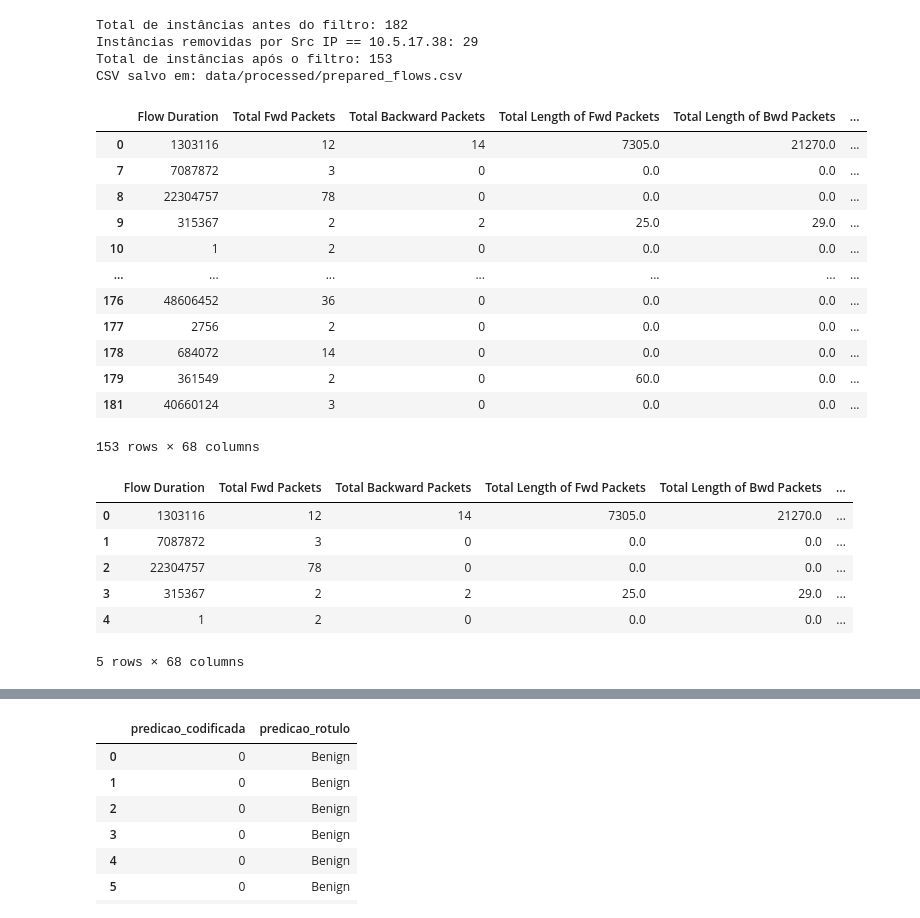
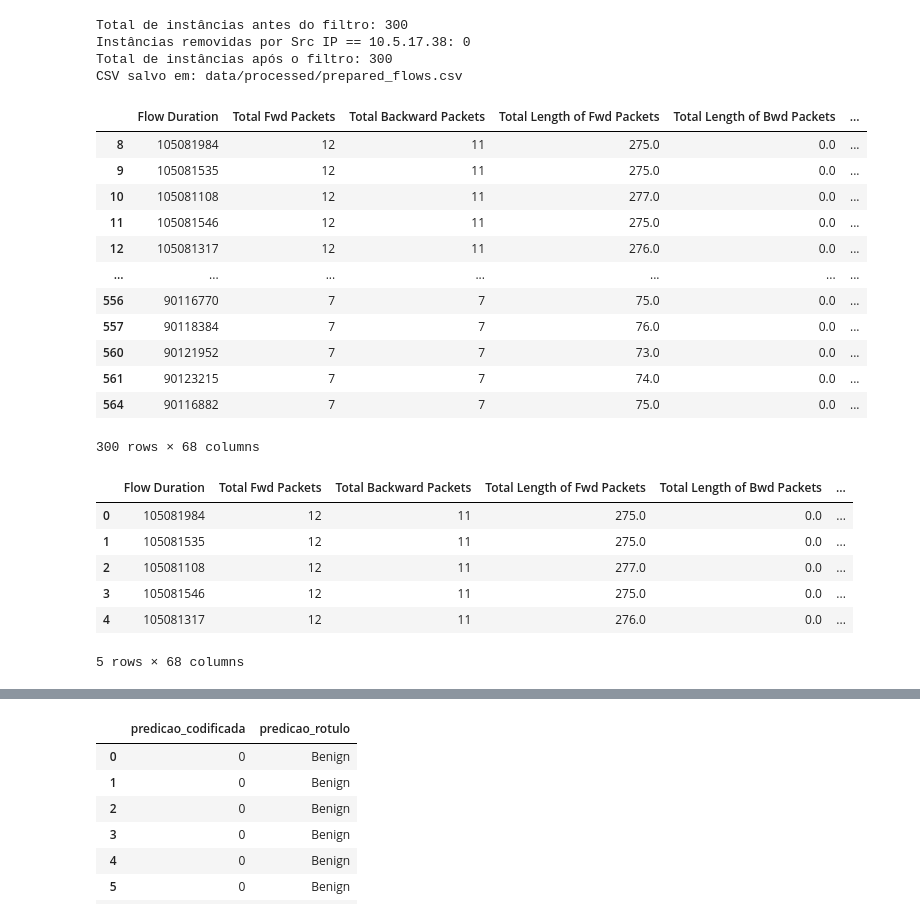
Before and after one commit to AlfredoLSN/Suricata_ML, a Jupyter notebook: test_class.ipynb, the cells around one changed output, grey strips where cells are left out. Saved outputs shown, nothing was run; the diff lists cells and outputs as text; code cells hidden in the pictures.

```diff
--- a/test_class.ipynb
+++ b/test_class.ipynb
@@ -1,7 +1,7 @@
 # %%
 import pandas as pd
 # %%
-def preparar_csv_para_modelo(input_csv, output_csv=None, meu_ip=None, remover_src_ip=True):
+def preparar_csv_para_modelo(input_csv = None, dataframe=None, output_csv=None, meu_ip=None, remover_src_ip=True):
     import pandas as pd
     import numpy as np
 
@@ -80,7 +80,12 @@ def preparar_csv_para_modelo(input_csv, output_csv=None, meu_ip=None, remover_sr
     training_columns = list(column_mapping.keys())
     rename_dict = {csv_col: train_col for train_col, csv_col in column_mapping.items()}
 
-    df = pd.read_csv(input_csv)
+    if input_csv is not None:
+        df = pd.read_csv(input_csv)
+    elif dataframe is not None:
+        df = dataframe
+    else:
+        raise ValueError("Either 'input_csv' or 'dataframe' must be provided.")
 
     # remove espaços acidentais nos nomes das colunas
     df.columns = df.columns.str.strip()
@@ -122,3 +127,7 @@ def preparar_csv_para_modelo(input_csv, output_csv=None, meu_ip=None, remover_sr
         print(f"CSV salvo em: {output_csv}")
 
     return df_final
+# %%
+df = pd.read_csv("flow_csv/slowloris.pcap_Flow.csv")
+df = df[df['Src IP'] == '10.5.19.145']
+df.head()
@@ -125,33 +142,33 @@ def preparar_csv_para_modelo(input_csv, output_csv=None, meu_ip=None, remover_sr
 # %%
-preparar_csv_para_modelo(input_csv='flow_csv/capture_20260427_154502.pcap_Flow.csv', output_csv='data/processed/prepared_flows.csv', meu_ip='10.5.17.38', remover_src_ip=True)
+preparar_csv_para_modelo(dataframe=df, output_csv='data/processed/prepared_flows.csv', meu_ip='10.5.17.38', remover_src_ip=True)
 # %% [output]
-Total de instâncias antes do filtro: 182
-Instâncias removidas por Src IP == 10.5.17.38: 29
-Total de instâncias após o filtro: 153
+Total de instâncias antes do filtro: 300
+Instâncias removidas por Src IP == 10.5.17.38: 0
+Total de instâncias após o filtro: 300
 CSV salvo em: data/processed/prepared_flows.csv
 |  | Flow Duration | Total Fwd Packets | Total Backward Packets | Total Length of Fwd Packets | Total Length of Bwd Packets | ... |
-| 0 | 1303116 | 12 | 14 | 7305.0 | 21270.0 | ... |
-| 7 | 7087872 | 3 | 0 | 0.0 | 0.0 | ... |
-| 8 | 22304757 | 78 | 0 | 0.0 | 0.0 | ... |
-| 9 | 315367 | 2 | 2 | 25.0 | 29.0 | ... |
-| 10 | 1 | 2 | 0 | 0.0 | 0.0 | ... |
+| 8 | 105081984 | 12 | 11 | 275.0 | 0.0 | ... |
+| 9 | 105081535 | 12 | 11 | 275.0 | 0.0 | ... |
+| 10 | 105081108 | 12 | 11 | 277.0 | 0.0 | ... |
+| 11 | 105081546 | 12 | 11 | 275.0 | 0.0 | ... |
+| 12 | 105081317 | 12 | 11 | 276.0 | 0.0 | ... |
 | ... | ... | ... | ... | ... | ... | ... |
-| 176 | 48606452 | 36 | 0 | 0.0 | 0.0 | ... |
-| 177 | 2756 | 2 | 0 | 0.0 | 0.0 | ... |
-| 178 | 684072 | 14 | 0 | 0.0 | 0.0 | ... |
-| 179 | 361549 | 2 | 0 | 60.0 | 0.0 | ... |
-| 181 | 40660124 | 3 | 0 | 0.0 | 0.0 | ... |
+| 556 | 90116770 | 7 | 7 | 75.0 | 0.0 | ... |
+| 557 | 90118384 | 7 | 7 | 76.0 | 0.0 | ... |
+| 560 | 90121952 | 7 | 7 | 73.0 | 0.0 | ... |
+| 561 | 90123215 | 7 | 7 | 74.0 | 0.0 | ... |
+| 564 | 90116882 | 7 | 7 | 75.0 | 0.0 | ... |
-153 rows × 68 columns
+300 rows × 68 columns
 # %%
-df = pd.read_csv("data/processed/prepared_flows.csv")
-df.head()
+df_processed = pd.read_csv("data/processed/prepared_flows.csv")
+df_processed.head()
 # %% [output]
 |  | Flow Duration | Total Fwd Packets | Total Backward Packets | Total Length of Fwd Packets | Total Length of Bwd Packets | ... |
-| 0 | 1303116 | 12 | 14 | 7305.0 | 21270.0 | ... |
-| 1 | 7087872 | 3 | 0 | 0.0 | 0.0 | ... |
-| 2 | 22304757 | 78 | 0 | 0.0 | 0.0 | ... |
-| 3 | 315367 | 2 | 2 | 25.0 | 29.0 | ... |
-| 4 | 1 | 2 | 0 | 0.0 | 0.0 | ... |
+| 0 | 105081984 | 12 | 11 | 275.0 | 0.0 | ... |
+| 1 | 105081535 | 12 | 11 | 275.0 | 0.0 | ... |
+| 2 | 105081108 | 12 | 11 | 277.0 | 0.0 | ... |
+| 3 | 105081546 | 12 | 11 | 275.0 | 0.0 | ... |
+| 4 | 105081317 | 12 | 11 | 276.0 | 0.0 | ... |
 5 rows × 68 columns
 # %%
 import joblib
```
Also changed, not shown: parts of 3 cells of this notebook, 2 other files.
